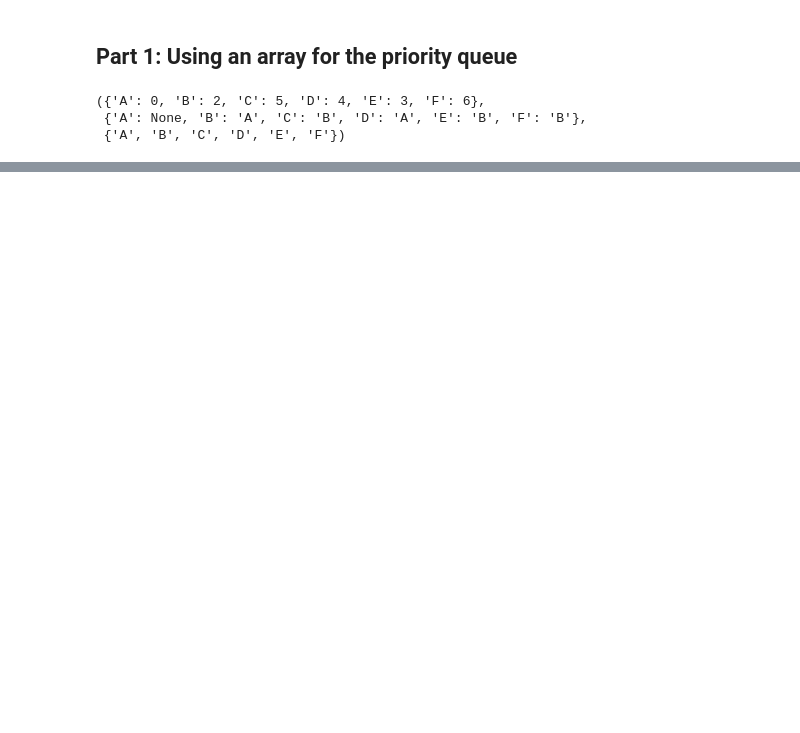
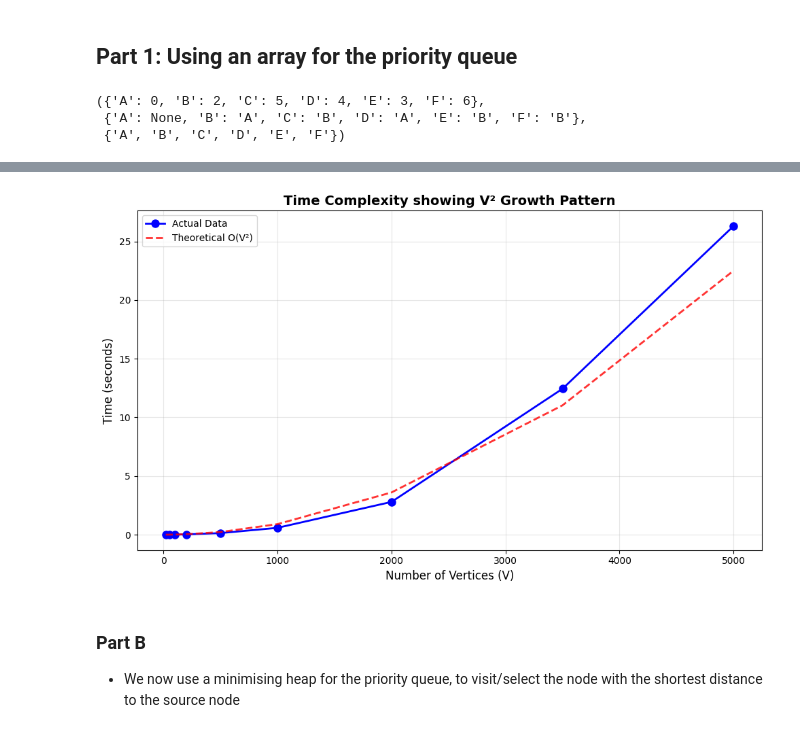
Before and after one commit to UnpretentiousCoder/Algo_design_and_analysis, a Jupyter notebook: lab2.ipynb, the cells around one changed output, grey strips where cells are left out. Saved outputs shown, nothing was run; the diff lists cells and outputs as text; code cells hidden in the pictures; blank space fills up the shorter version.

Commit message:
finished part b but its abit sus

```diff
--- a/lab2.ipynb
+++ b/lab2.ipynb
@@ -154,0 +254,28 @@ Total Algorithm Complexity
+# %%
+import matplotlib.pyplot as plt
+import numpy as np
+
+V_values = [item[0][0] for item in time_taken_result_for_sparse]
+time_values = [float(item[1]) for item in time_taken_result_for_sparse]
+
+#Create the plot
+plt.figure(figsize=(10, 6))
+plt.plot(V_values, time_values, 'b-o', linewidth=2, markersize=8, label='Actual Data') #actual
+V_theoretical = np.array(V_values)
+theoretical_times = (V_theoretical ** 2) * 0.0000009
+plt.plot(V_theoretical, theoretical_times, 'r--', linewidth=2,
+         label='Theoretical O(V²)', alpha=0.8)
+plt.xlabel('Number of Vertices (V)', fontsize=12)
+plt.ylabel('Time (seconds)', fontsize=12)
+plt.title('Time Complexity showing V² Growth Pattern', fontsize=14, fontweight='bold')
+plt.grid(True, alpha=0.3)
+plt.legend()
+
+plt.tight_layout()
+plt.show()
+# %% [output]
+[figure, added]
+# %% [markdown]
+### Part B ###
+
+- We now use a minimising heap for the priority queue, to visit/select the node with the shortest distance to the source node
```
Also changed, not shown: parts of 19 cells of this notebook, 1 other file.
